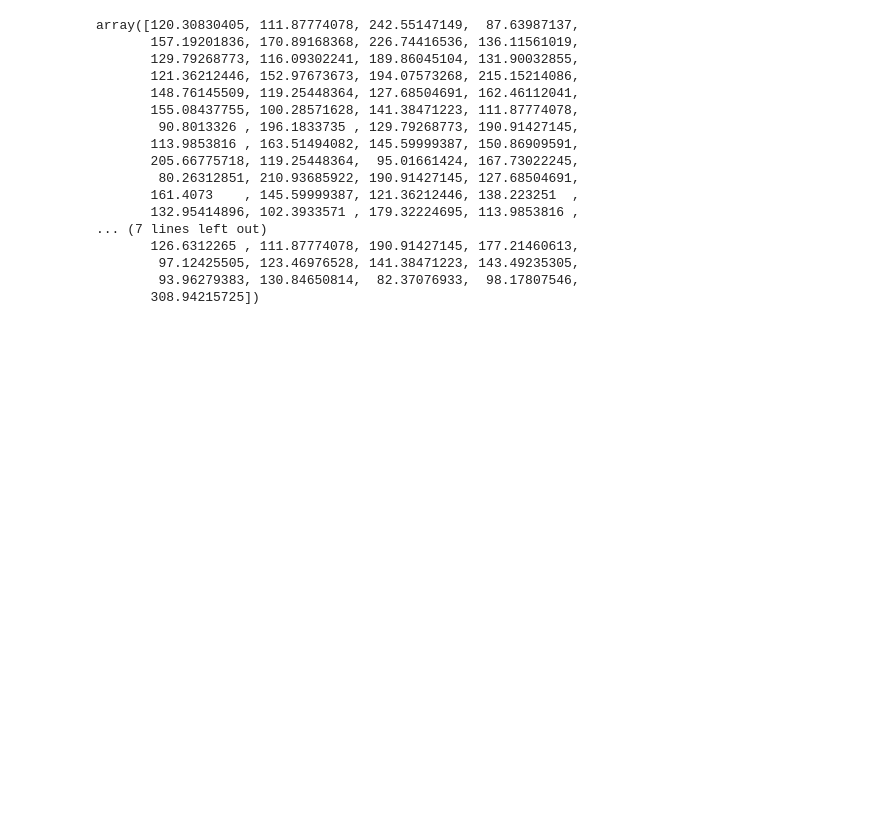
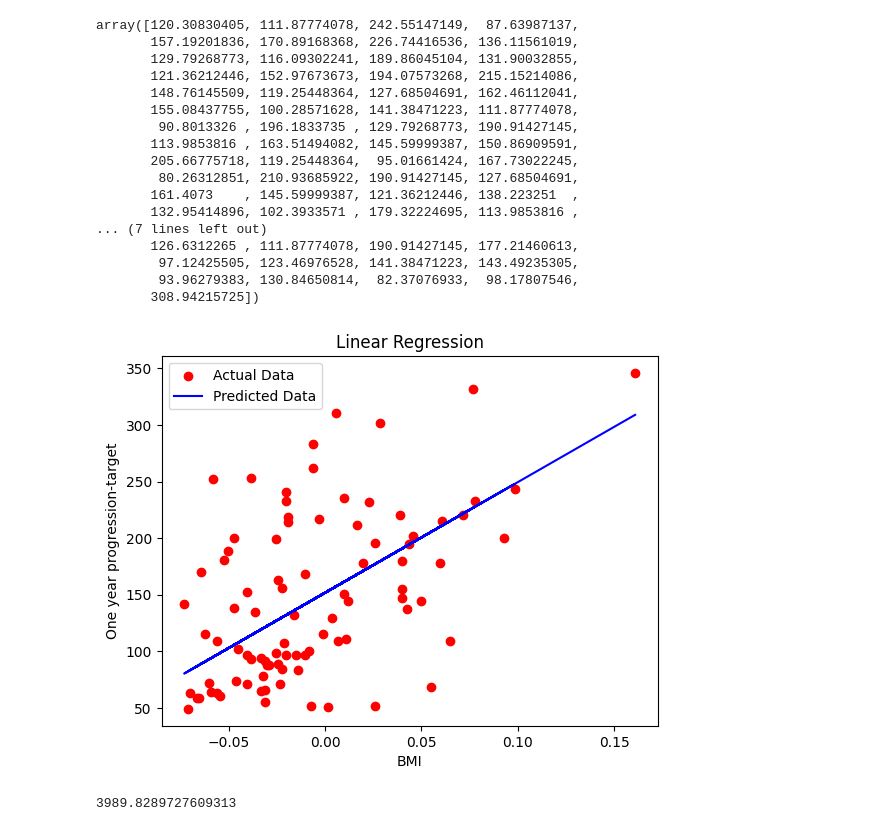
Before and after one commit to azaz9026/Machine_Learning_Algorithms, a Jupyter notebook: Linear Regression/simple_linear_regression_implementation.ipynb, the cells around one changed output. Cells and saved outputs as stored; diff of their text form; code cells hidden in the pictures; blank space fills up the shorter version.

Commit message:
visualise the result

```diff
--- a/Linear Regression/simple_linear_regression_implementation.ipynb
+++ b/Linear Regression/simple_linear_regression_implementation.ipynb
@@ -224,3 +224,21 @@ array([120.30830405, 111.87774078, 242.55147149,  87.63987137,
         97.12425505, 123.46976528, 141.38471223, 143.49235305,
         93.96279383, 130.84650814,  82.37076933,  98.17807546,
        308.94215725])
+# %%
+# visualise the result--------------------
+
+plt.scatter(x_test, y_test, color='red' , label='Actual Data')
+plt.plot(x_test, y_pred, color='blue', label='Predicted Data')
+plt.title('Linear Regression')
+plt.xlabel('BMI')
+plt.ylabel('One year progression-target')
+plt.legend()
+plt.show()
+# %% [output]
+[figure, added]
+# %%
+from sklearn.metrics import mean_squared_error
+
+mean_squared_error(y_test, y_pred)
+# %% [output]
+3989.8289727609313
```
